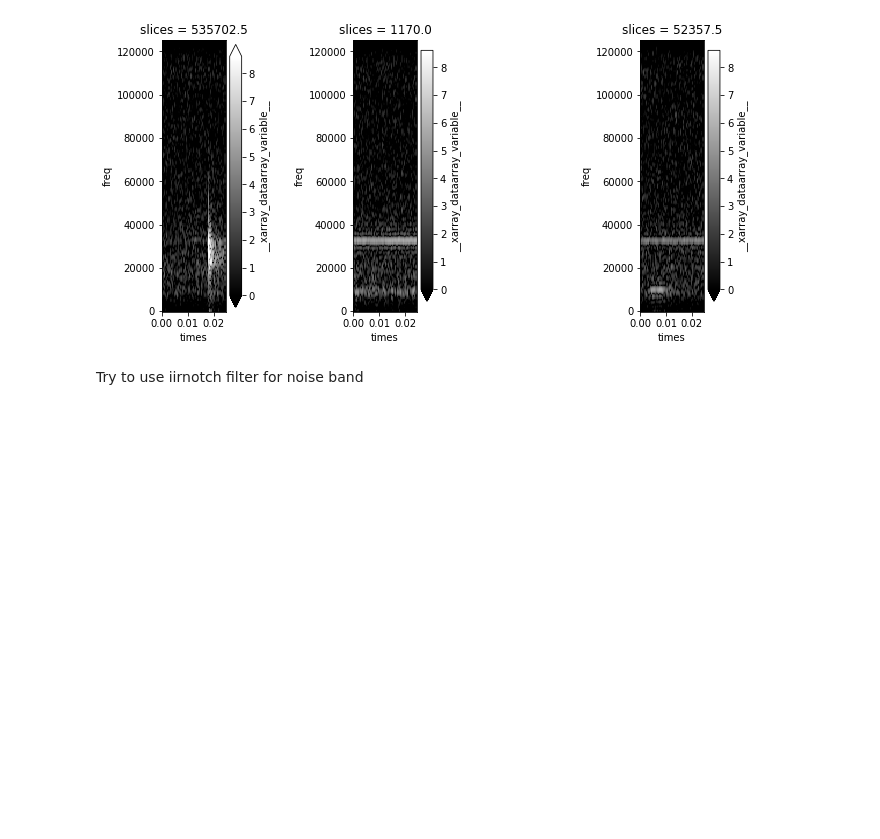
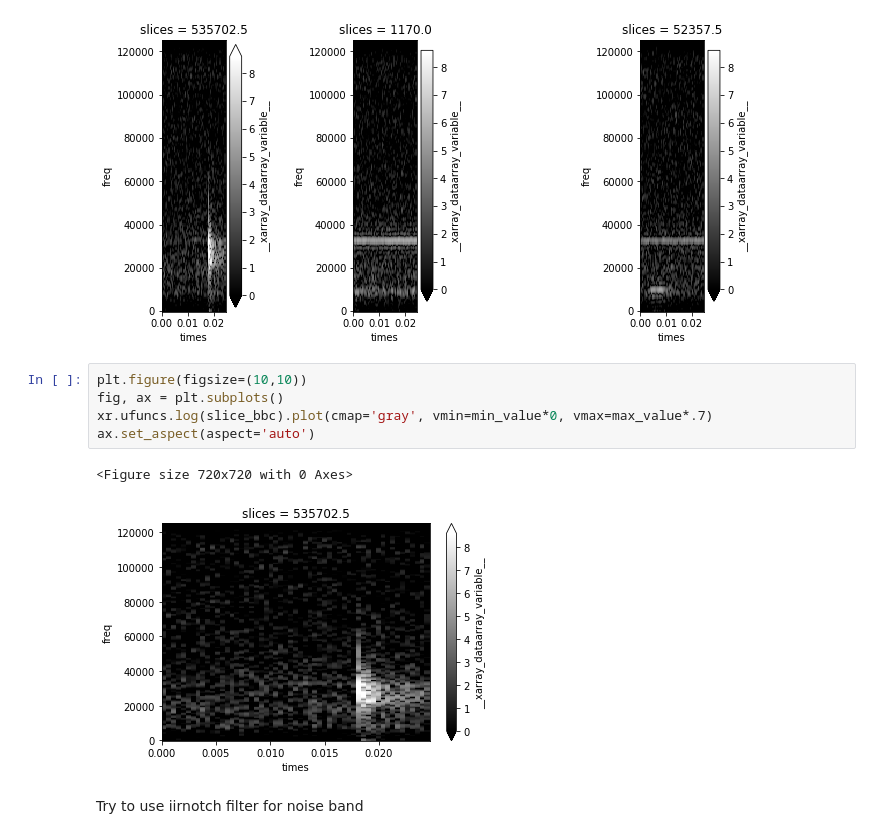
Before and after one commit to grace3999/USV_Python, a Jupyter notebook: Notebooks/3_xr_Annotations_viz.ipynb, the cells around one changed output. Cells and saved outputs as stored; diff of their text form; blank space fills up the shorter version.

```diff
--- a/Notebooks/3_xr_Annotations_viz.ipynb
+++ b/Notebooks/3_xr_Annotations_viz.ipynb
@@ -70,6 +70,14 @@ xr.ufuncs.log(slice_slug).plot(cmap='gray', vmin=min_value*0, vmax=max_value*.7)
 plt.show()
 # %% [output]
 [figure]
+# %%
+plt.figure(figsize=(10,10))
+fig, ax = plt.subplots()
+xr.ufuncs.log(slice_bbc).plot(cmap='gray', vmin=min_value*0, vmax=max_value*.7)
+ax.set_aspect(aspect='auto')
+# %% [output]
+<Figure size 720x720 with 0 Axes>
+[figure, added]
 # %% [markdown]
 Try to use iirnotch filter for noise band
 # %%
```
Also changed, not shown: parts of 1 cell of this notebook, 1 other file.
